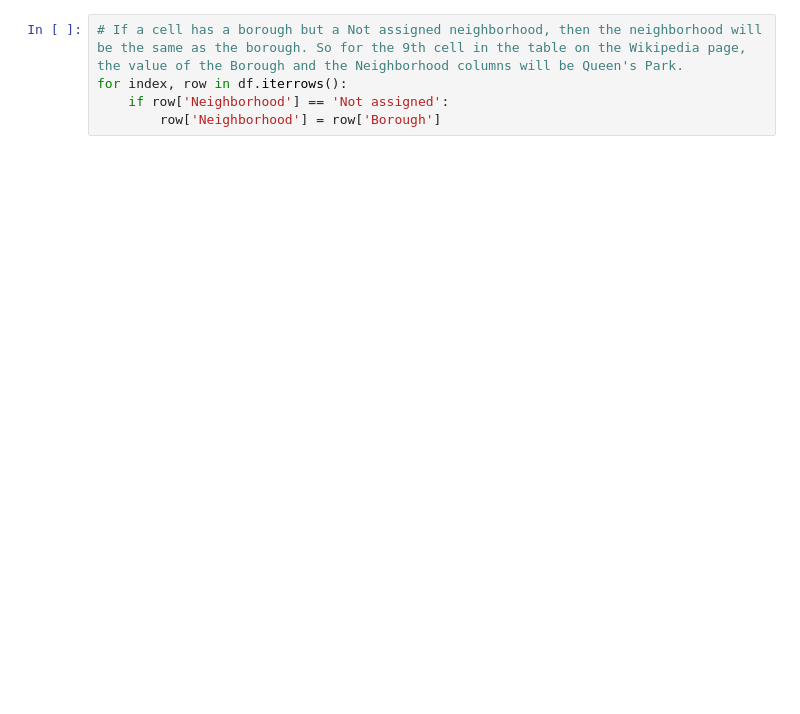
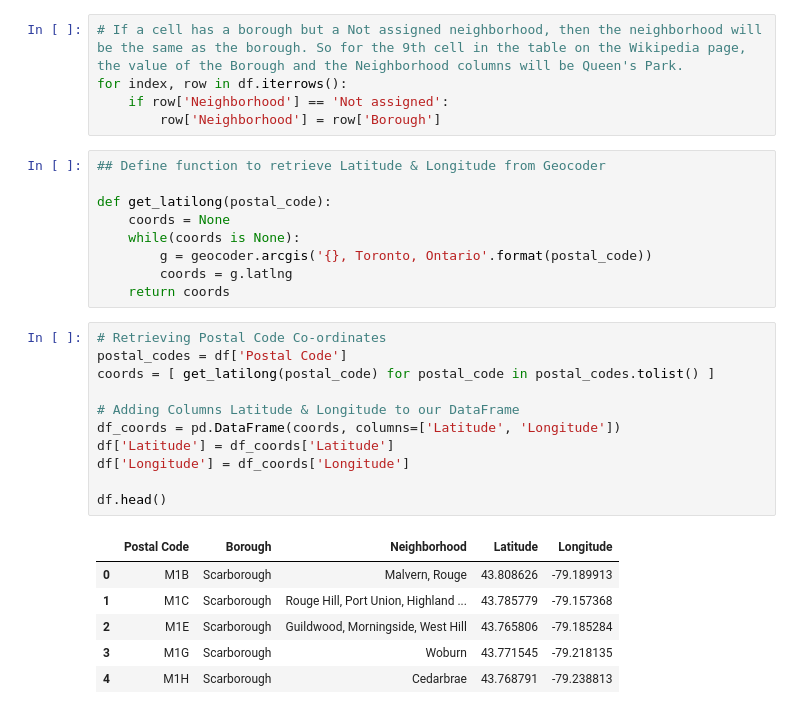
Before and after one commit to oscarfdezmora/Coursera_Capstone, a Jupyter notebook: Capstone_Project_The_Battle_of_Neighborhoods.ipynb, the cells around one changed output. Cells and saved outputs as stored; diff of their text form; blank space fills up the shorter version.

```diff
--- a/Capstone_Project_The_Battle_of_Neighborhoods.ipynb
+++ b/Capstone_Project_The_Battle_of_Neighborhoods.ipynb
@@ -61,3 +159,30 @@ df.head()
 for index, row in df.iterrows():
     if row['Neighborhood'] == 'Not assigned':
         row['Neighborhood'] = row['Borough']
+# %%
+## Define function to retrieve Latitude & Longitude from Geocoder
+
+def get_latilong(postal_code):
+    coords = None
+    while(coords is None):
+        g = geocoder.arcgis('{}, Toronto, Ontario'.format(postal_code))
+        coords = g.latlng
+    return coords
+# %%
+# Retrieving Postal Code Co-ordinates
+postal_codes = df['Postal Code']
+coords = [ get_latilong(postal_code) for postal_code in postal_codes.tolist() ]
+
+# Adding Columns Latitude & Longitude to our DataFrame
+df_coords = pd.DataFrame(coords, columns=['Latitude', 'Longitude'])
+df['Latitude'] = df_coords['Latitude']
+df['Longitude'] = df_coords['Longitude']
+
+df.head()
+# %% [output]
+|  | Postal Code | Borough | Neighborhood | Latitude | Longitude |
+| 0 | M1B | Scarborough | Malvern, Rouge | 43.808626 | -79.189913 |
+| 1 | M1C | Scarborough | Rouge Hill, Port Union, Highland ... | 43.785779 | -79.157368 |
+| 2 | M1E | Scarborough | Guildwood, Morningside, West Hill | 43.765806 | -79.185284 |
+| 3 | M1G | Scarborough | Woburn | 43.771545 | -79.218135 |
+| 4 | M1H | Scarborough | Cedarbrae | 43.768791 | -79.238813 |
```
Also changed, not shown: parts of 25 cells of this notebook.
